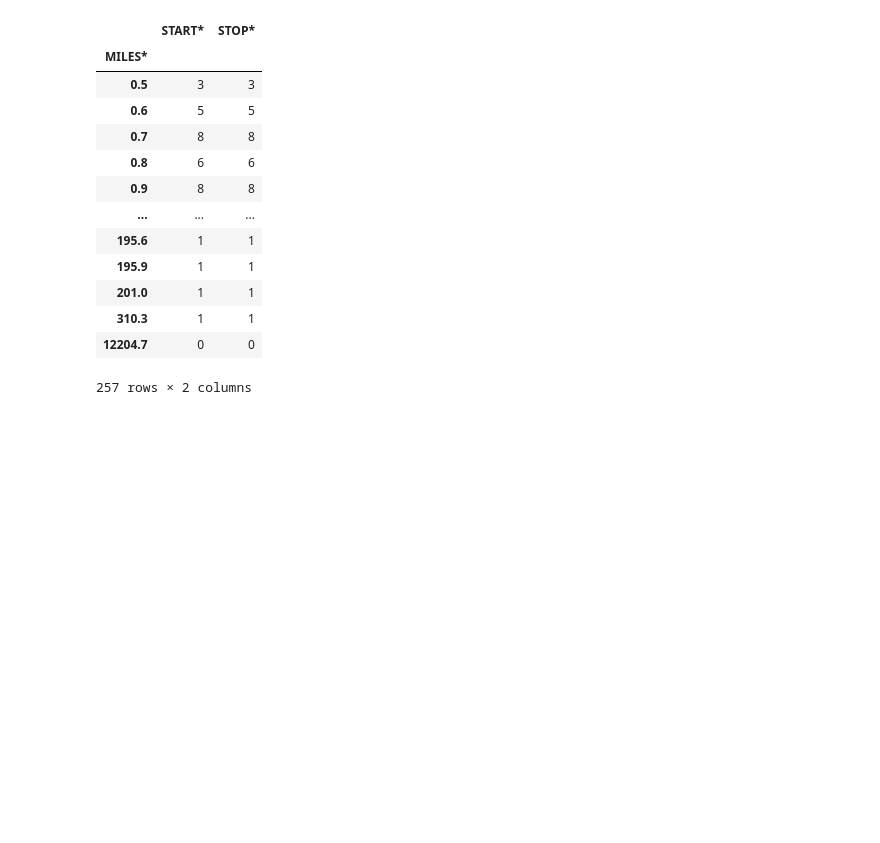
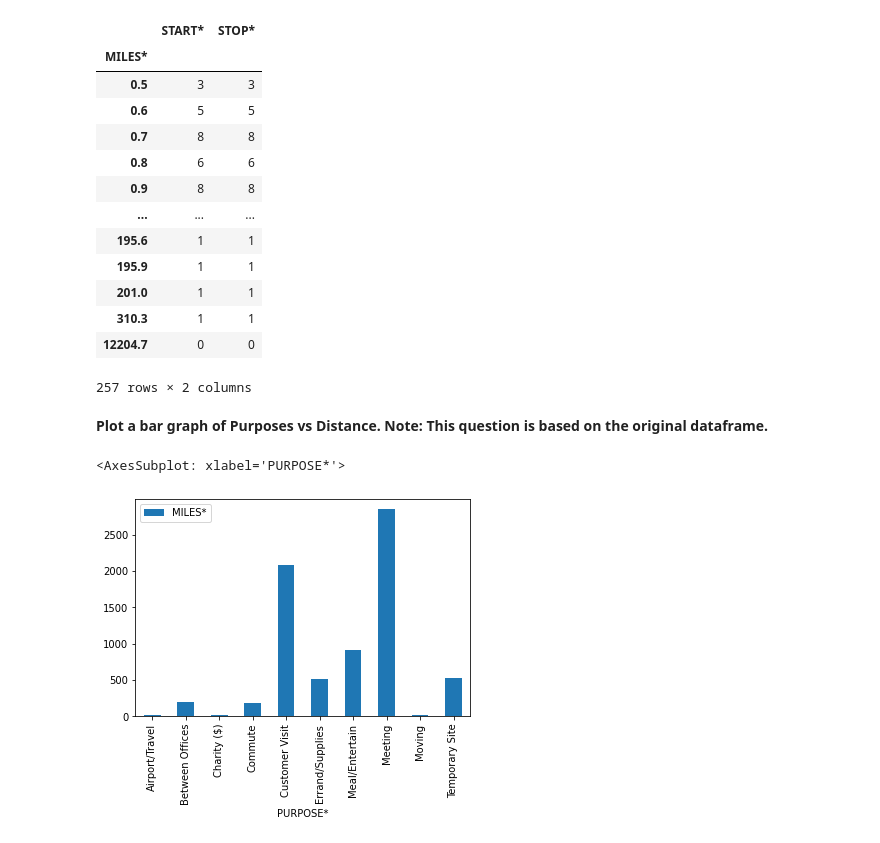
Before and after one commit to Hugox96/Uber_An-lise, a Jupyter notebook: Uber.ipynb, the cells around one changed output. Drawn from its saved outputs; the diff is of its cells as text; code cells hidden in the pictures; blank space fills up the shorter version.

```diff
--- a/Uber.ipynb
+++ b/Uber.ipynb
@@ -297,3 +312,12 @@ uber_data.groupby('MILES*').agg({'START*':'count',
 | 310.3 | 1 | 1 |
 | 12204.7 | 0 | 0 |
 257 rows × 2 columns
+# %% [markdown]
+**Plot a bar graph of Purposes vs Distance.**
+**Note: This question is based on the original dataframe.**
+# %%
+graph_distance = pd.DataFrame(uber_data["MILES*"].groupby(uber_data["PURPOSE*"]).sum())
+graph_distance.plot(kind='bar')
+# %% [output]
+<AxesSubplot: xlabel='PURPOSE*'>
+[figure, added]
```
Also changed, not shown: parts of 4 cells of this notebook.
